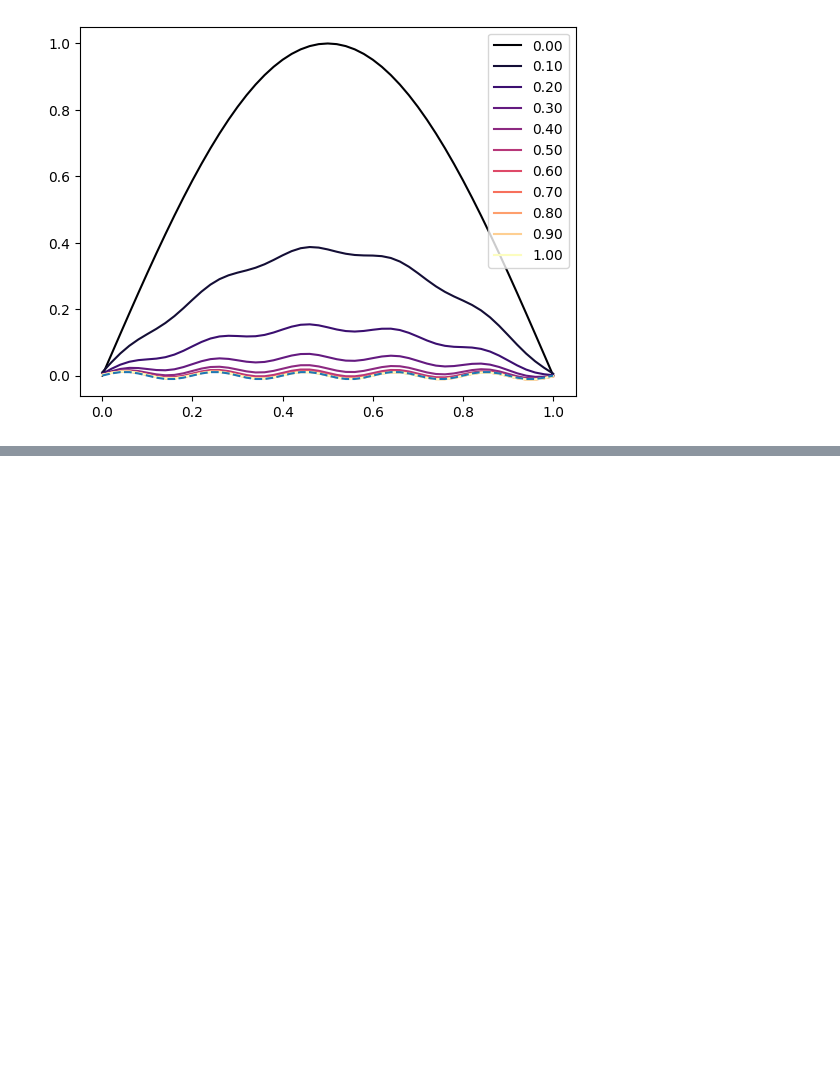
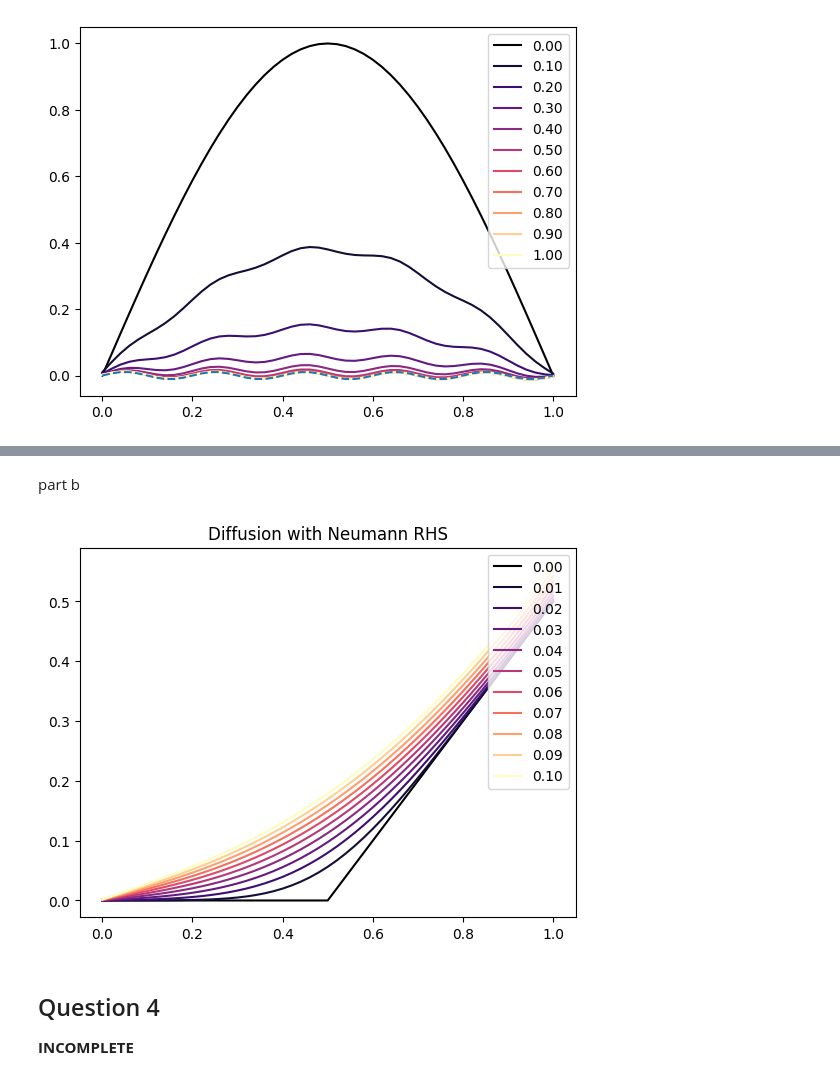
Before and after one commit to tristanpang/numerical-methods-notes, a Jupyter notebook: tutorial sols/ps3.ipynb, the cells around one changed output, grey strips where cells are left out. Saved outputs shown, nothing was run; the diff lists cells and outputs as text; code cells hidden in the pictures; blank space fills up the shorter version.

```diff
--- a/tutorial sols/ps3.ipynb
+++ b/tutorial sols/ps3.ipynb
@@ -159,0 +219,13 @@ plt.show()
+# %% [markdown]
+part b
+# %%
+ic = lambda x: (x>.5)*(x-.5)
+out = diffusion_FE_Flux(ic, dpLdx=1, k=1, dx=1/50, L=1, dt=1e-4, T=.1, snapshots=10)
+plt.title("Diffusion with Neumann RHS")
+plot_phis(*out)
+# %% [output]
+[figure, added]
+# %% [markdown]
+## Question 4
+
+__**INCOMPLETE**__
```
Also changed, not shown: parts of 5 cells of this notebook.
